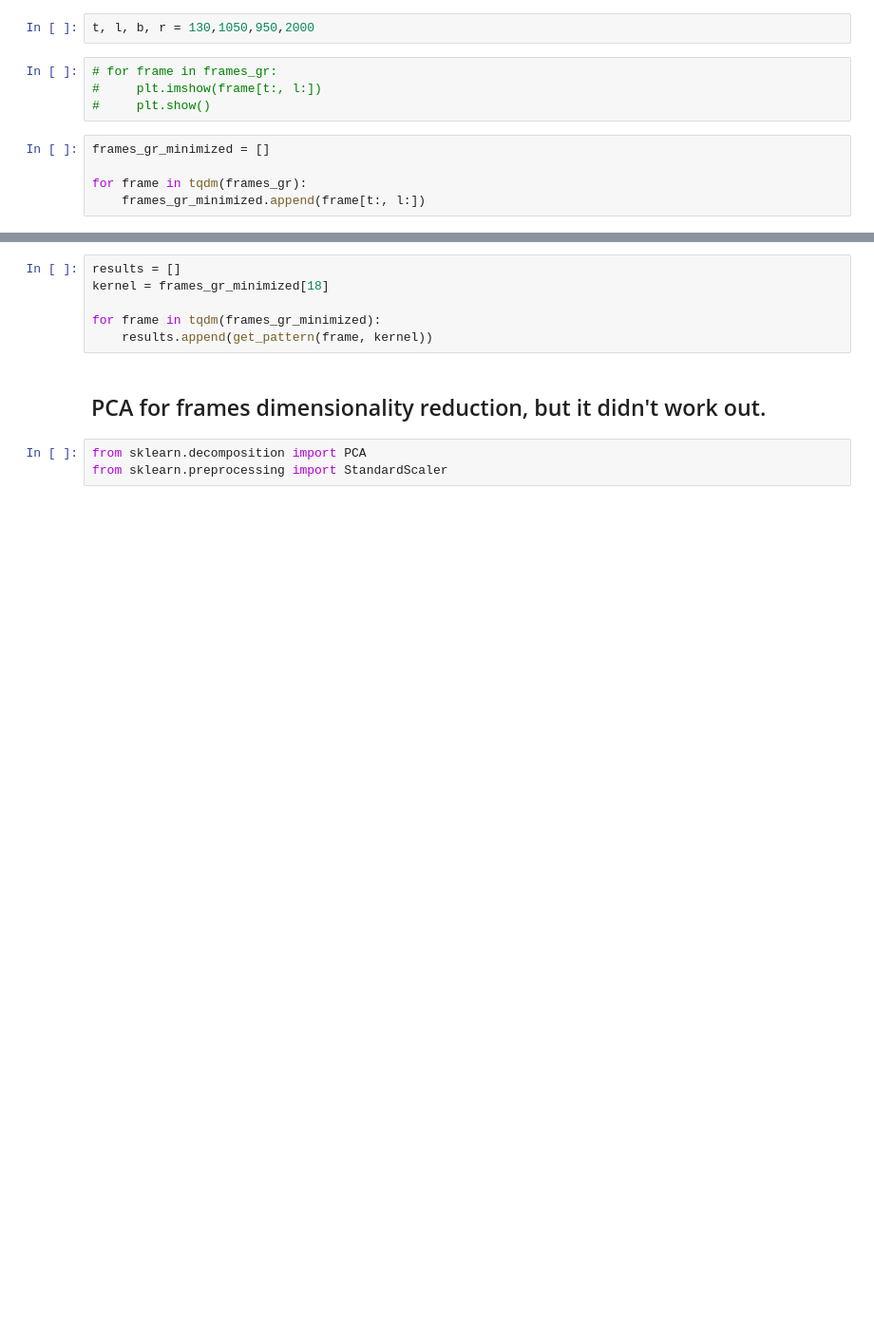
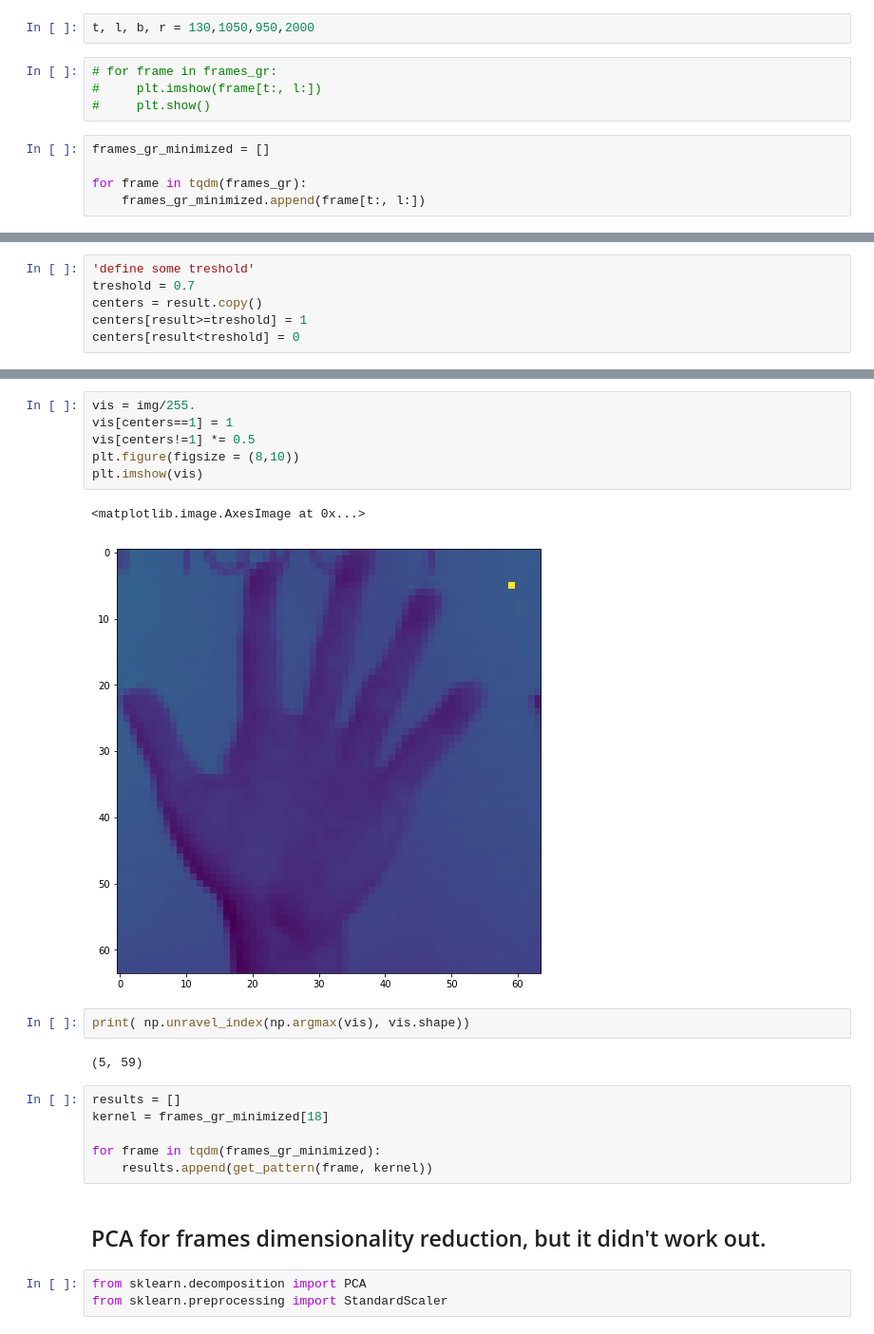
Before and after one commit to lev1khachatryan/ASDS_CV, a Jupyter notebook: Homeworks/Homework_1/Homework_1_conv_responses.ipynb, the cells around one changed output, grey strips where cells are left out. Shown at 95% size. Saved outputs shown, nothing was run; the diff lists cells and outputs as text; blank space fills up the shorter version.

```diff
--- a/Homeworks/Homework_1/Homework_1_conv_responses.ipynb
+++ b/Homeworks/Homework_1/Homework_1_conv_responses.ipynb
@@ -168,0 +224,6 @@ for frame in tqdm(frames_gr):
+# %%
+'define some treshold'
+treshold = 0․7
+centers = result.copy()
+centers[result>=treshold] = 1
+centers[result<treshold] = 0
@@ -169,3 +232,16 @@ for frame in tqdm(frames_gr):
+# %%
+vis = img/255.
+vis[centers==1] = 1
+vis[centers!=1] *= 0.5
+plt.figure(figsize = (8,10))
+plt.imshow(vis)
+# %% [output]
+<matplotlib.image.AxesImage at 0x...>
+[figure, added]
+# %%
+print( np.unravel_index(np.argmax(vis), vis.shape))
+# %% [output]
+(5, 59)
 # %%
 results = []
 kernel = frames_gr_minimized[18]
```
Also changed, not shown: parts of 11 cells of this notebook.
